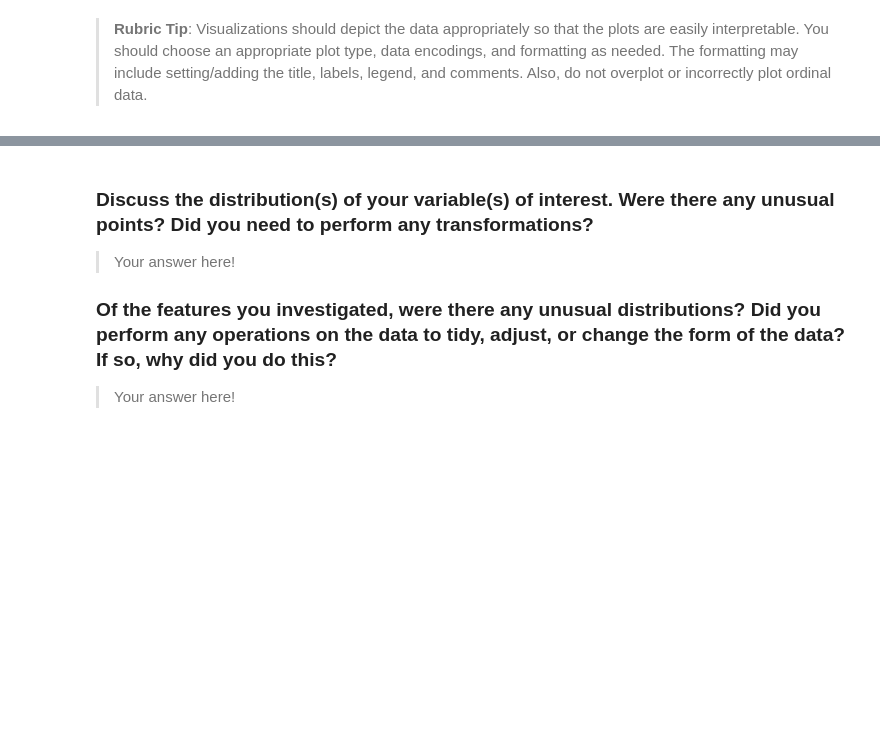
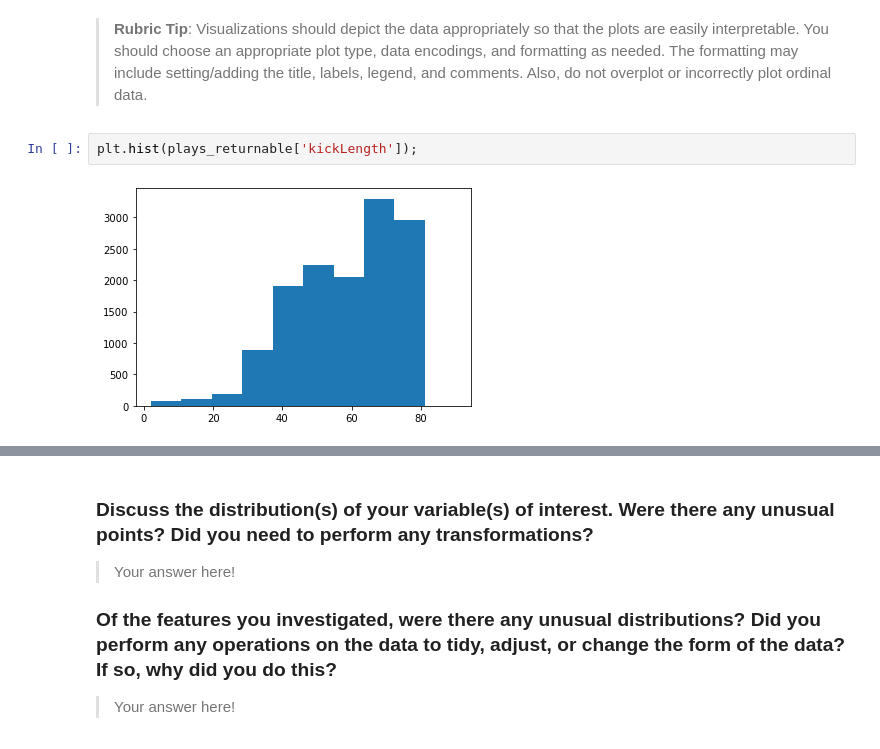
Before and after one commit to dkrejcarek/punt_analysis, a Jupyter notebook: Part_I_exploration_template.ipynb, the cells around one changed output, grey strips where cells are left out. Saved outputs shown, nothing was run; the diff lists cells and outputs as text; blank space fills up the shorter version.

Commit message:
Add in kick yardage and kick return yardage

```diff
--- a/Part_I_exploration_template.ipynb
+++ b/Part_I_exploration_template.ipynb
@@ -171,3 +151,7 @@ g.set_titles(col_template = '{col_name}', row_template='{row_name}');
 
 
 >**Rubric Tip**: Visualizations should depict the data appropriately so that the plots are easily interpretable. You should choose an appropriate plot type, data encodings, and formatting as needed. The formatting may include setting/adding the title, labels, legend, and comments. Also, do not overplot or incorrectly plot ordinal data.
+# %%
+plt.hist(plays_returnable['kickLength']);
+# %% [output]
+[figure, added]
```
Also changed, not shown: parts of 2 cells of this notebook.
